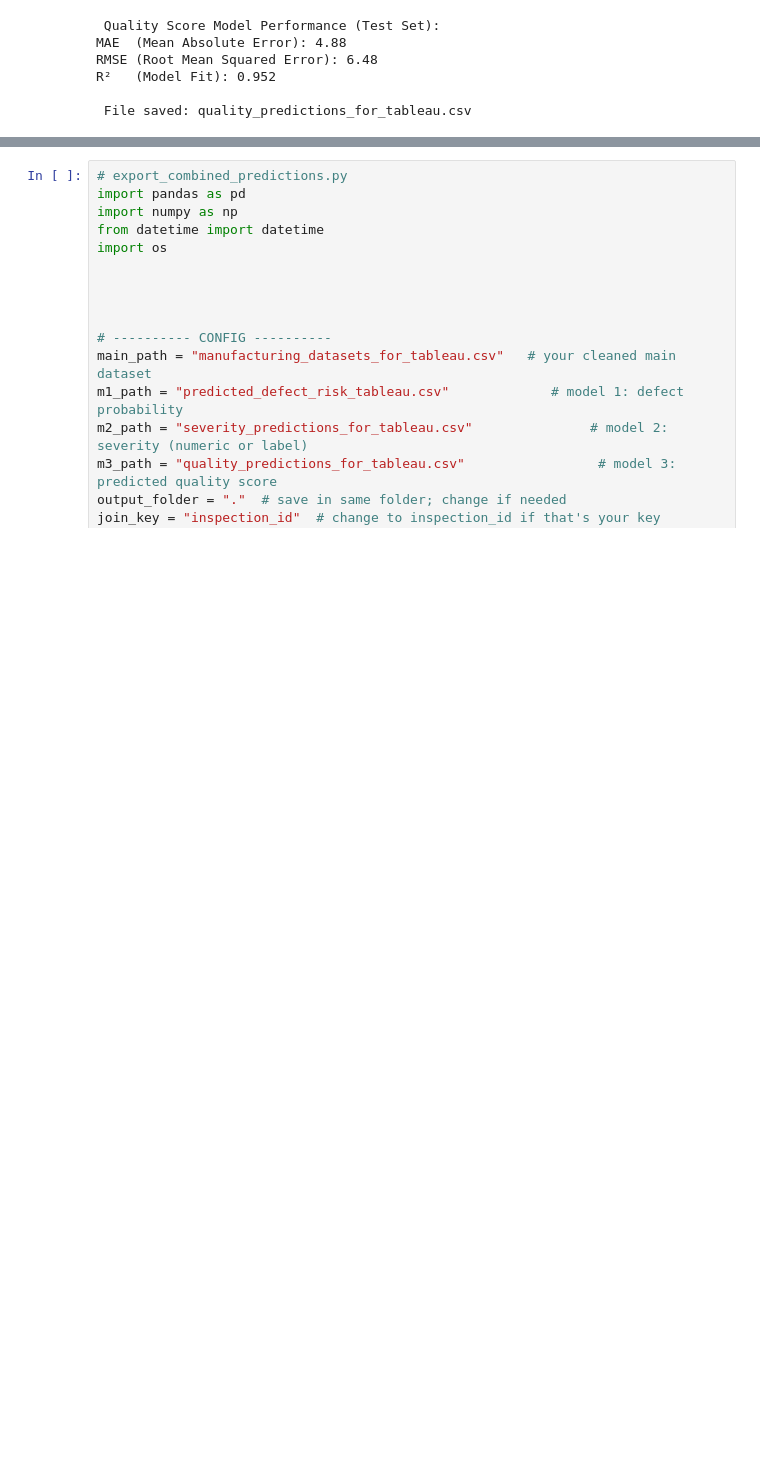
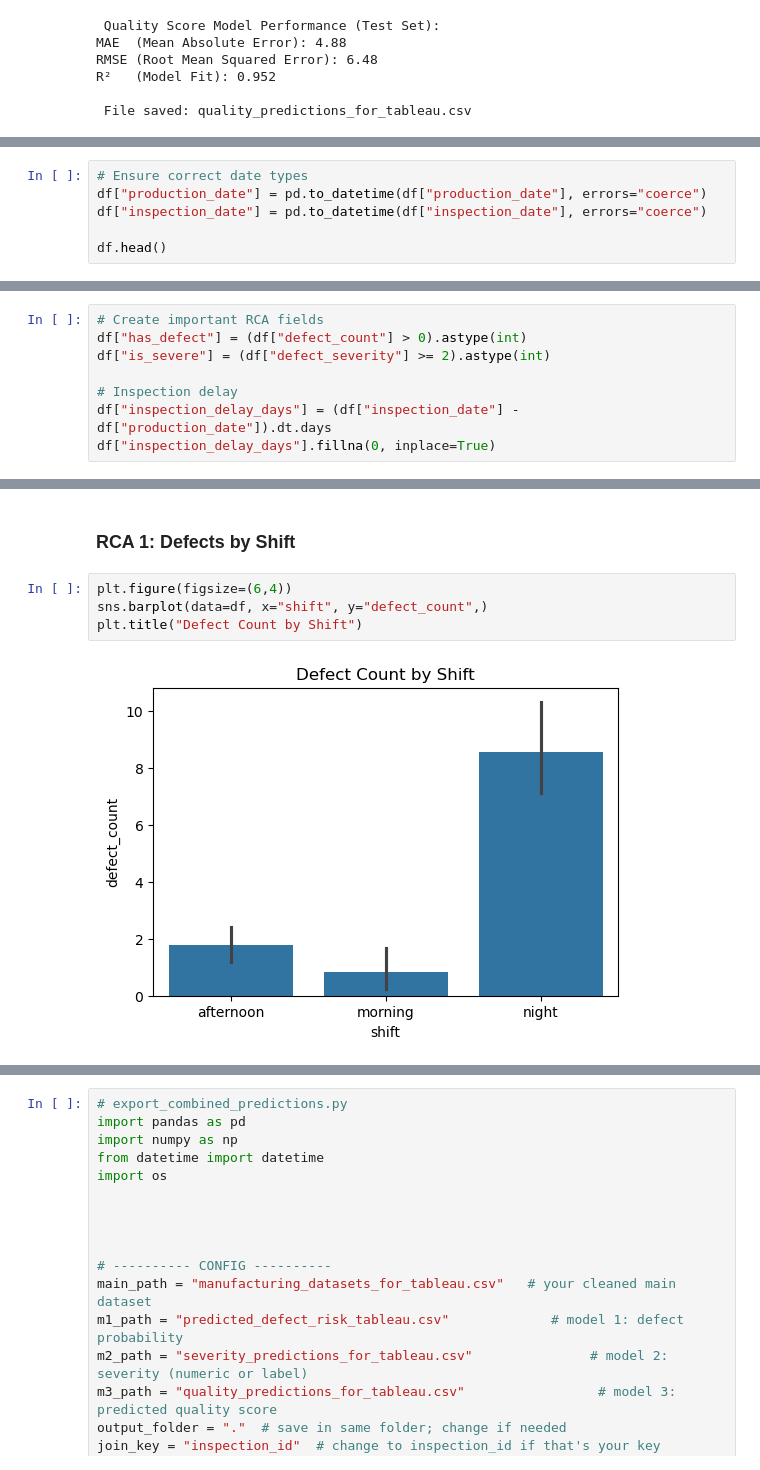
Before and after one commit to bbhatta10/Smart-Quality-Analysis, a Jupyter notebook: ManuQuality.ipynb, the cells around one changed output, grey strips where cells are left out. Saved outputs shown, nothing was run; the diff lists cells and outputs as text; blank space fills up the shorter version.

Commit message:
RCA 1 with shift

```diff
--- a/ManuQuality.ipynb
+++ b/ManuQuality.ipynb
@@ -800,0 +822,6 @@ R²   (Model Fit): 0.952
+# %%
+# Ensure correct date types
+df["production_date"] = pd.to_datetime(df["production_date"], errors="coerce")
+df["inspection_date"] = pd.to_datetime(df["inspection_date"], errors="coerce")
+
+df.head()
@@ -800,0 +837,8 @@ R²   (Model Fit): 0.952
+# %%
+# Create important RCA fields
+df["has_defect"] = (df["defect_count"] > 0).astype(int)
+df["is_severe"] = (df["defect_severity"] >= 2).astype(int)
+
+# Inspection delay
+df["inspection_delay_days"] = (df["inspection_date"] - df["production_date"]).dt.days
+df["inspection_delay_days"].fillna(0, inplace=True)
@@ -800,0 +850,8 @@ R²   (Model Fit): 0.952
+# %% [markdown]
+### RCA 1: Defects by Shift
+# %%
+plt.figure(figsize=(6,4))
+sns.barplot(data=df, x="shift", y="defect_count",)
+plt.title("Defect Count by Shift")
+# %% [output]
+[figure, added]
```
Also changed, not shown: parts of 6 cells of this notebook.
